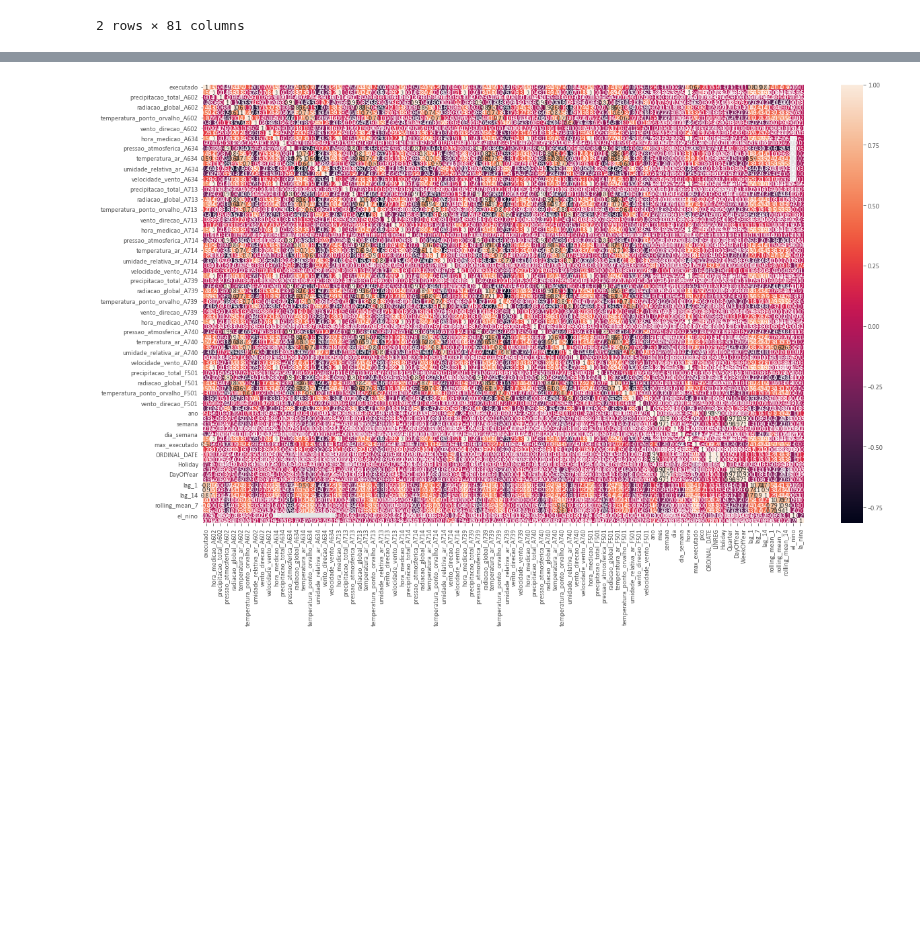
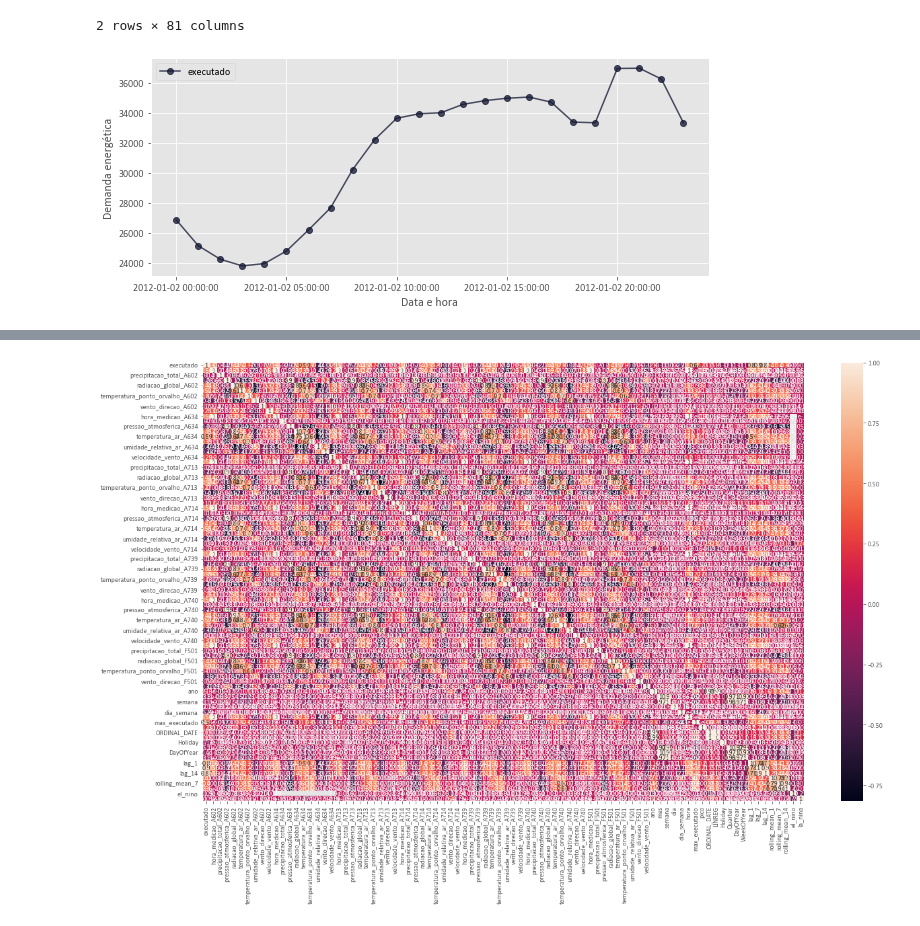
Before and after one commit to Alorencatto/tcc, a Jupyter notebook: features-eng.ipynb, the cells around one changed output, grey strips where cells are left out. Cells and saved outputs as stored; diff of their text form; code cells hidden in the pictures; blank space fills up the shorter version.

```diff
--- a/features-eng.ipynb
+++ b/features-eng.ipynb
@@ -76,3 +76,31 @@ df_demanda_potencia[df_demanda_potencia['pico'] == 1].head(2)
 | 2012-01-01 21:00:00 | 33255.76 | 2012-01-01 | 21 | 0.0 | 1002.5 | ... |
 | 2012-01-02 21:00:00 | 36982.45 | 2012-01-02 | 21 | 0.0 | 1006.5 | ... |
 2 rows × 81 columns
+# %%
+df_demanda_potencia_sample_one_day = df_demanda_potencia[['executado','pico']][df_demanda_potencia['dataref'] == '2012/01/02']
+
+# df_demanda_potencia_sample_one_day.head(24)
+
+
+# df_demanda_potencia_sample_one_day.plot(
+#     y="executado",
+#     figsize=(10, 4),
+#     title="Demanda de Potência amostra (2012/01/02)",
+#     c=dark_blue,
+#     alpha=0.75,
+# )
+
+df_demanda_potencia_sample_one_day.plot(
+    y="executado",
+    figsize=(10, 4),
+    title="",
+    c=dark_blue,
+    alpha=0.75,
+    marker='o'
+)
+plt.xlabel("Data e hora")
+plt.ylabel("Demanda energética")
+
+plt.show()
+# %% [output]
+[figure, added]
```
Also changed, not shown: parts of 14 cells of this notebook, 4 other files.
